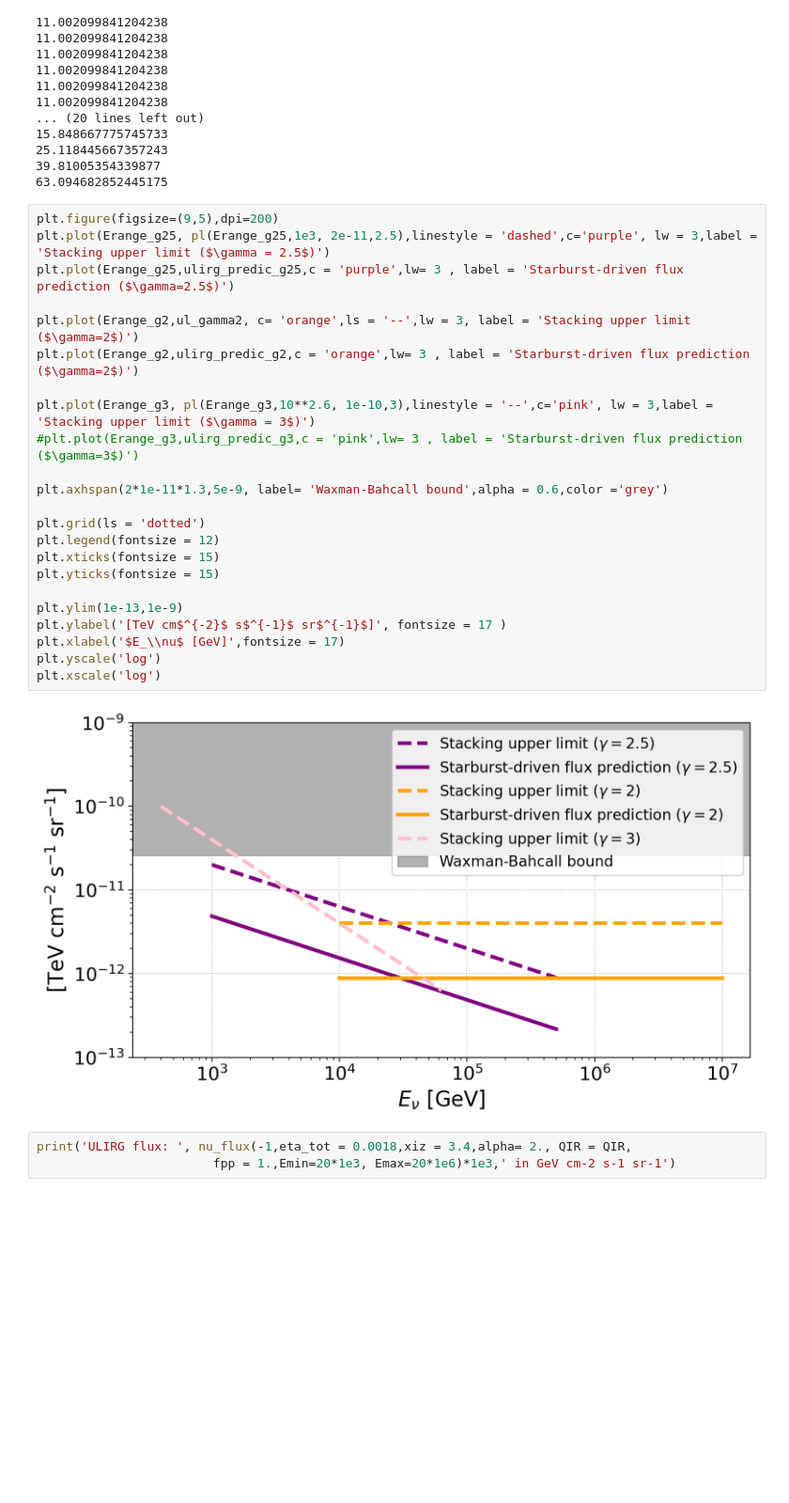
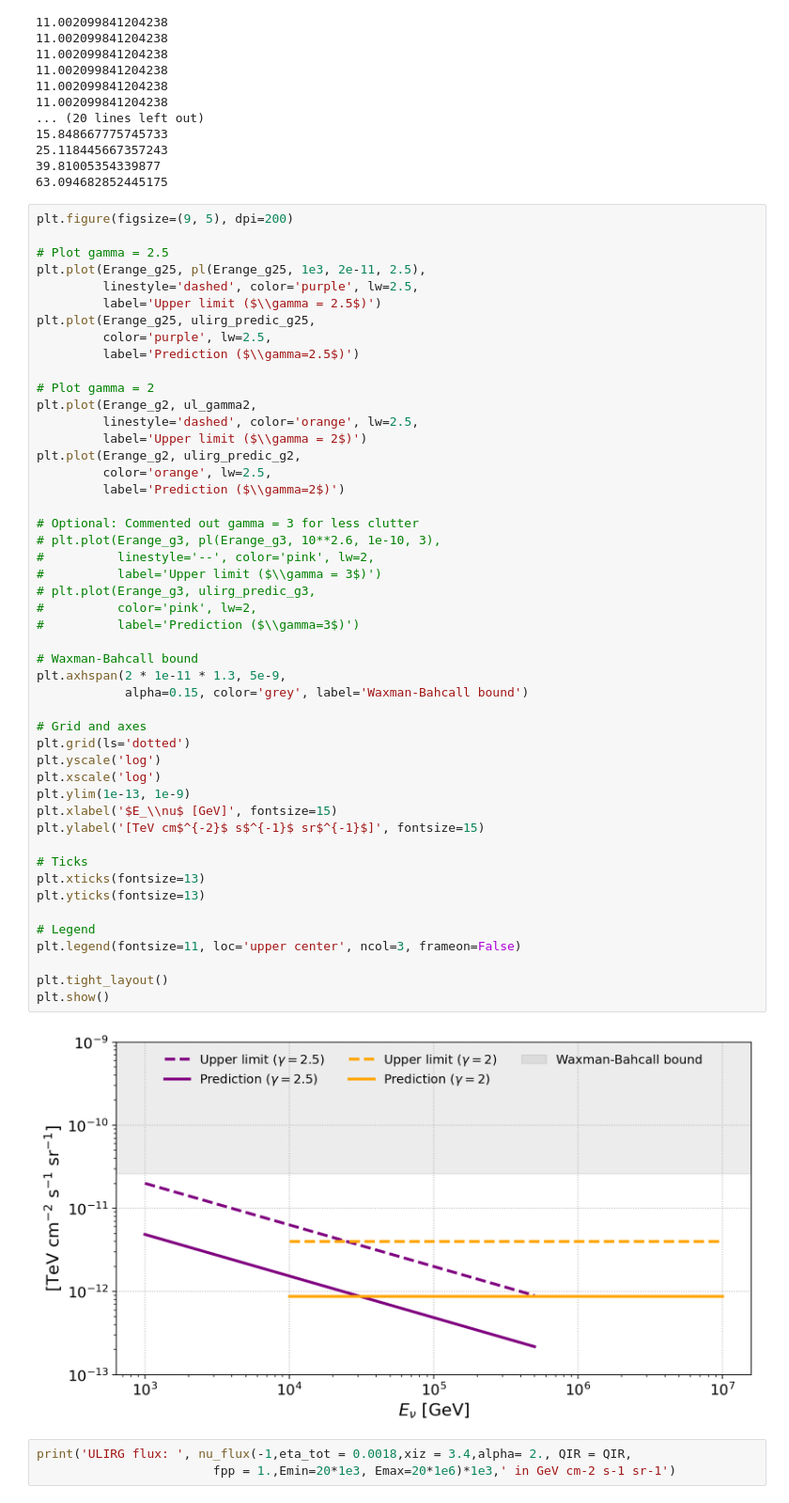
Before and after one commit to YarnoMerckx/diffuse-neutrino-flux-u-lirgs, a Jupyter notebook: diffuse_ulirg_prediction.ipynb, the cells around one changed output. Shown at 94% size. Cells and saved outputs as stored; diff of their text form; blank space fills up the shorter version.

```diff
--- a/diffuse_ulirg_prediction.ipynb
+++ b/diffuse_ulirg_prediction.ipynb
@@ -247,30 +247,55 @@ ulirg_predic_g3 = [nu_flux(E,eta_tot = 0.0018,xiz = 3.4,alpha= 3, QIR = QIR,
 39.81005354339877
 63.094682852445175
 # %%
-plt.figure(figsize=(9,5),dpi=200)
-plt.plot(Erange_g25, pl(Erange_g25,1e3, 2e-11,2.5),linestyle = 'dashed',c='purple', lw = 3,label = 'Stacking upper limit ($\gamma = 2.5$)')
-plt.plot(Erange_g25,ulirg_predic_g25,c = 'purple',lw= 3 , label = 'Starburst-driven flux prediction ($\gamma=2.5$)')
+plt.figure(figsize=(9, 5), dpi=200)
 
-plt.plot(Erange_g2,ul_gamma2, c= 'orange',ls = '--',lw = 3, label = 'Stacking upper limit ($\gamma=2$)')
-plt.plot(Erange_g2,ulirg_predic_g2,c = 'orange',lw= 3 , label = 'Starburst-driven flux prediction ($\gamma=2$)')
+# Plot gamma = 2.5
+plt.plot(Erange_g25, pl(Erange_g25, 1e3, 2e-11, 2.5),
+         linestyle='dashed', color='purple', lw=2.5,
+         label='Upper limit ($\\gamma = 2.5$)')
+plt.plot(Erange_g25, ulirg_predic_g25,
+         color='purple', lw=2.5,
+         label='Prediction ($\\gamma=2.5$)')
 
-plt.plot(Erange_g3, pl(Erange_g3,10**2.6, 1e-10,3),linestyle = '--',c='pink', lw = 3,label = 'Stacking upper limit ($\gamma = 3$)')
-#plt.plot(Erange_g3,ulirg_predic_g3,c = 'pink',lw= 3 , label = 'Starburst-driven flux prediction ($\gamma=3$)')
+# Plot gamma = 2
+plt.plot(Erange_g2, ul_gamma2,
+         linestyle='dashed', color='orange', lw=2.5,
+         label='Upper limit ($\\gamma = 2$)')
+plt.plot(Erange_g2, ulirg_predic_g2,
+         color='orange', lw=2.5,
+         label='Prediction ($\\gamma=2$)')
 
-plt.axhspan(2*1e-11*1.3,5e-9, label= 'Waxman-Bahcall bound',alpha = 0.6,color ='grey')
+# Optional: Commented out gamma = 3 for less clutter
+# plt.plot(Erange_g3, pl(Erange_g3, 10**2.6, 1e-10, 3),
+#          linestyle='--', color='pink', lw=2,
+#          label='Upper limit ($\\gamma = 3$)')
+# plt.plot(Erange_g3, ulirg_predic_g3,
+#          color='pink', lw=2,
+#          label='Prediction ($\\gamma=3$)')
 
-plt.grid(ls = 'dotted')
-plt.legend(fontsize = 12)
-plt.xticks(fontsize = 15)
-plt.yticks(fontsize = 15)
+# Waxman-Bahcall bound
+plt.axhspan(2 * 1e-11 * 1.3, 5e-9,
+            alpha=0.15, color='grey', label='Waxman-Bahcall bound')
 
-plt.ylim(1e-13,1e-9)
-plt.ylabel('[TeV cm$^{-2}$ s$^{-1}$ sr$^{-1}$]', fontsize = 17 )
-plt.xlabel('$E_\\nu$ [GeV]',fontsize = 17)
+# Grid and axes
+plt.grid(ls='dotted')
 plt.yscale('log')
 plt.xscale('log')
+plt.ylim(1e-13, 1e-9)
+plt.xlabel('$E_\\nu$ [GeV]', fontsize=15)
+plt.ylabel('[TeV cm$^{-2}$ s$^{-1}$ sr$^{-1}$]', fontsize=15)
+
+# Ticks
+plt.xticks(fontsize=13)
+plt.yticks(fontsize=13)
+
+# Legend
+plt.legend(fontsize=11, loc='upper center', ncol=3, frameon=False)
+
+plt.tight_layout()
+plt.show()
 # %% [output]
-[figure, old version]
+[figure, new version]
 # %%
 print('ULIRG flux: ', nu_flux(-1,eta_tot = 0.0018,xiz = 3.4,alpha= 2., QIR = QIR,
                         fpp = 1.,Emin=20*1e3, Emax=20*1e6)*1e3,' in GeV cm-2 s-1 sr-1')
```
Also changed, not shown: parts of 1 cell of this notebook, 1 other file.
